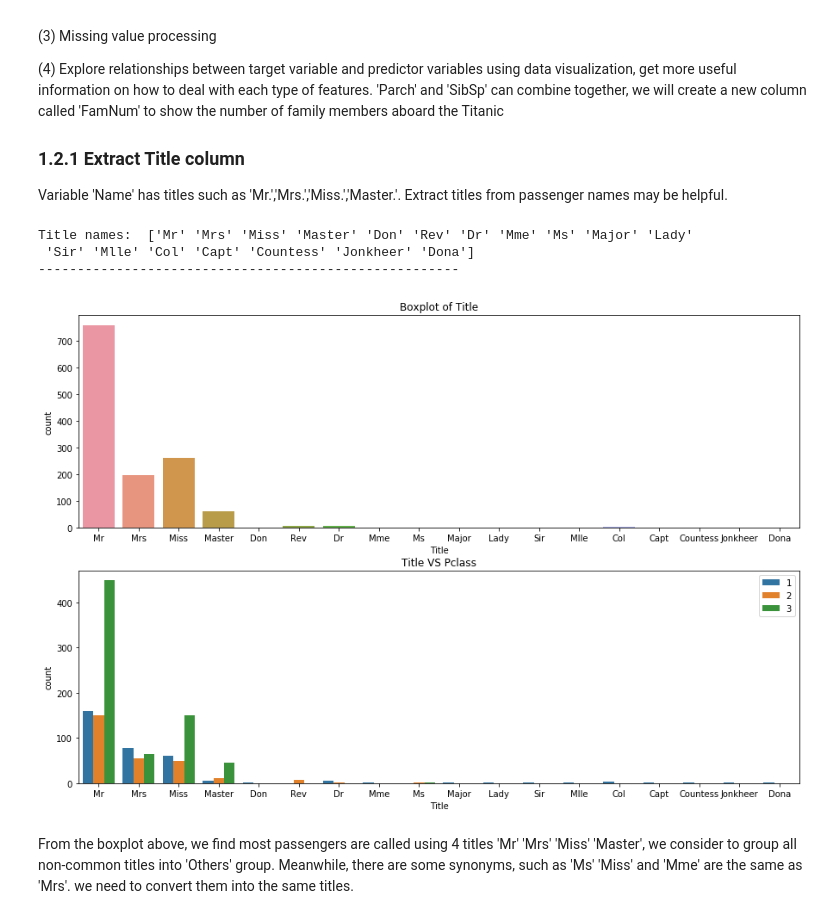
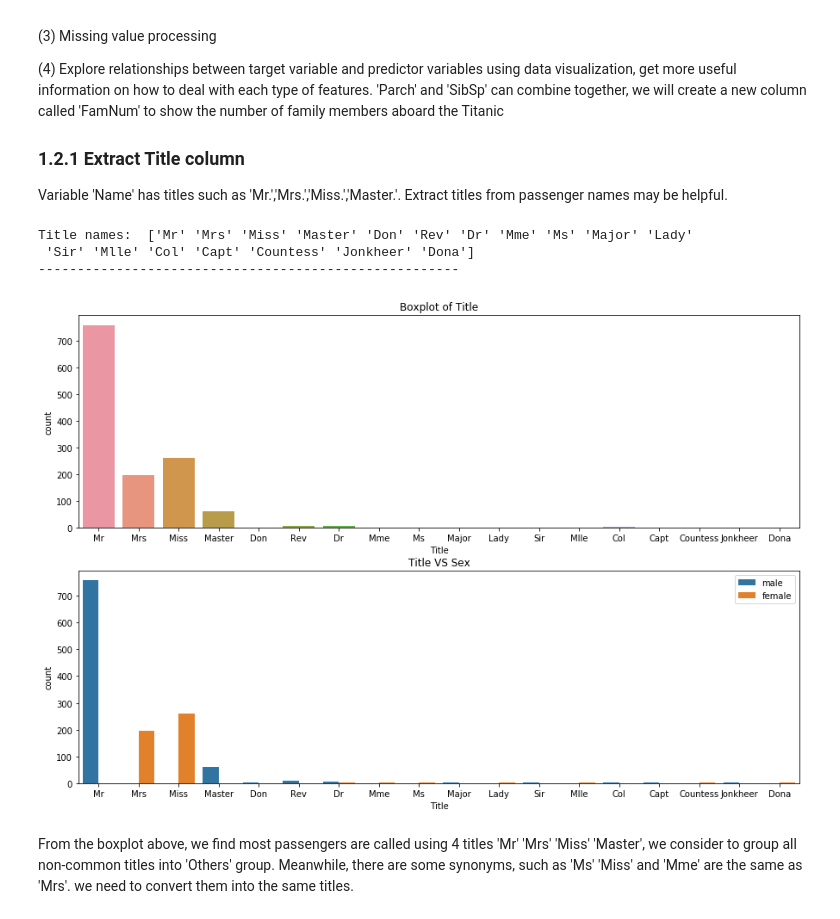
Before and after one commit to CoolGIRLCOCO/Project-Titantic-Survival-Prediction-ToBContinuted, a Jupyter notebook: Predict Survival on Titanic Datasets Using Classification Methods(Part 1).ipynb, the cells around one changed output. Saved outputs shown, nothing was run; the diff lists cells and outputs as text; code cells hidden in the pictures.

```diff
--- a/Predict Survival on Titanic Datasets Using Classification Methods(Part 1).ipynb
+++ b/Predict Survival on Titanic Datasets Using Classification Methods(Part 1).ipynb
@@ -195,28 +195,28 @@ Variable 'Name' has titles such as 'Mr.','Mrs.','Miss.','Master.'. Extract title
 # %%
 # Define function to extract titles from passenger names
 def get_title(name):
     title_search = re.search(' ([A-Za-z]+)\.', name)
     # If the title exists, extract and return it.
     if title_search:
         return title_search.group(1)
     return ""
 # Create a new feature Title, containing the titles of passenger names
 Titanic0['Title'] = Titanic0['Name'].apply(get_title)
 print('Title names: ',Titanic0['Title'].unique())
 print('------------------------------------------------------')
 
 f,ax=plt.subplots(2,1,figsize=(15,10))
 sns.countplot('Title',data=Titanic0,ax=ax[0])
 ax[0].set_title('Boxplot of Title')
-sns.countplot('Title',hue='Pclass',data=Titanic0,ax=ax[1])
+sns.countplot('Title',hue='Sex',data=Titanic0,ax=ax[1])
 plt.legend(loc='upper right')
-ax[1].set_title('Title VS Pclass')
+ax[1].set_title('Title VS Sex')
 plt.show()
 # %% [output]
 Title names:  ['Mr' 'Mrs' 'Miss' 'Master' 'Don' 'Rev' 'Dr' 'Mme' 'Ms' 'Major' 'Lady'
  'Sir' 'Mlle' 'Col' 'Capt' 'Countess' 'Jonkheer' 'Dona']
 ------------------------------------------------------
-[figure, old version]
+[figure, new version]
 # %% [markdown]
 From the boxplot above, we find most passengers are called using 4 titles 'Mr' 'Mrs' 'Miss' 'Master', we consider to group all non-common titles into 'Others' group. Meanwhile, there are some synonyms, such as 'Ms' 'Miss' and 'Mme' are the same as 'Mrs'. we need to convert them into the same titles.
 # %%
```
Also changed, not shown: parts of 23 cells of this notebook.
